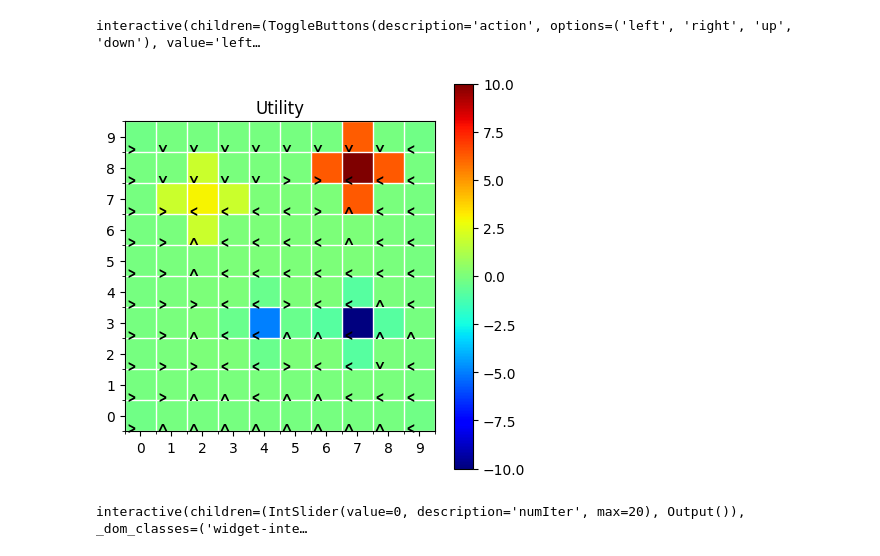
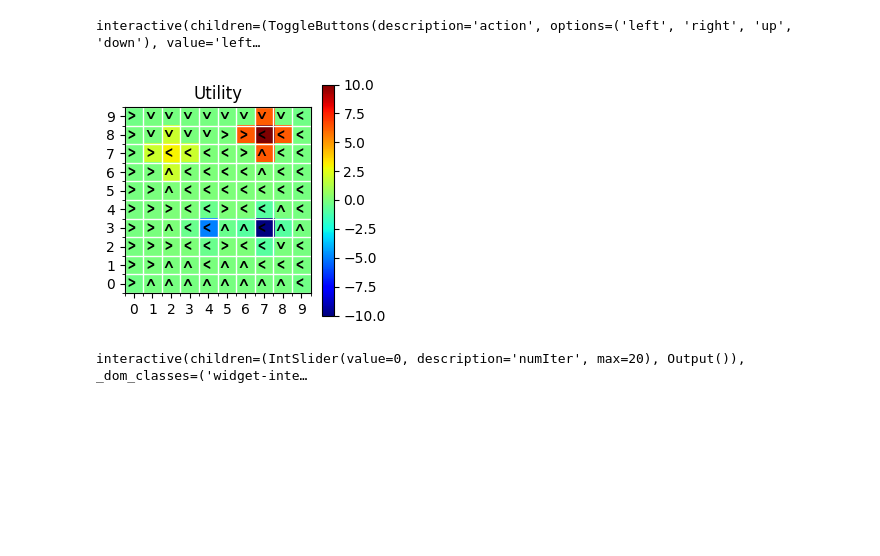
Before and after one commit to IT21388934/DL_LAB08, a Jupyter notebook: Markov_Decision_Process.ipynb, the cells around one changed output. Drawn from its saved outputs; the diff is of its cells as text; code cells hidden in the pictures; blank space fills up the shorter version.

```diff
--- a/Markov_Decision_Process.ipynb
+++ b/Markov_Decision_Process.ipynb
@@ -135,7 +135,7 @@ def createGrid10World():
     return {'S':S, 'A':A, 'T':T, 'R':R, 'discount':discount, 'nextStates':nextStates, 'gridPlot':gridPlot, 'xy2s':xy2s, 's2xy':s2xy}
 # %%
 class MDP():
-    def _init_(self):
+    def __init__(self):
         pass
 
     def inbuilt_init(self, mdp_dict):
@@ -148,11 +148,6 @@ class MDP():
         self.gridPlot = mdp_dict['gridPlot']
         self.xy2s = mdp_dict['xy2s']
         self.s2xy = mdp_dict['s2xy']
-
-        # Add terminal states
-        if 'terminal_states' in mdp_dict:
-            self.terminal_states = mdp_dict['terminal_states']  # List of terminal states
-        else:
 # %%
 #Define the MDP
 mdp = MDP()
@@ -260,43 +243,40 @@ interactive_plot
 # %% [output]
 interactive(children=(ToggleButtons(description='action', options=('left', 'right', 'up', 'down'), value='left…
 # %%
-# Value iteration
+#Value iteration
 def valueIteration(mdp, numIterations=1):
-    U = np.zeros(len(mdp.S))  # Initialize utility values
-    U_old = copy.copy(U)  # Keep a copy of the old utility values
+    U = np.zeros(len(mdp.S))
+    U_old = copy.copy(U)
     for t in range(numIterations):
         for s0 in range(len(mdp.S)):
-            U[s0] = max([mdp.R[s0, a] + mdp.discount * np.sum(mdp.T[s0, a, :] * U_old[:]) for a in np.arange(len(mdp.A))])
+            U[s0] = max([mdp.R[s0,a] + mdp.discount*np.sum(mdp.T[s0,a,:]*U_old[:]) for a in np.arange(len(mdp.A))])
         U_old = copy.copy(U)
     return U
 
-# Policy extraction
-def policyExtraction(mdp, U):
+def policyExtration(mdp, U):
     policy = np.zeros(len(mdp.S))
     for s0 in range(len(mdp.S)):
-        policy[s0] = np.argmax([mdp.R[s0, a] + mdp.discount * np.sum(mdp.T[s0, a, :] * U[:]) for a in np.arange(len(mdp.A))])
+        policy[s0] = np.argmax([mdp.R[s0,a] + mdp.discount*np.sum(mdp.T[s0,a,:]*U[:]) for a in np.arange(len(mdp.A))])
     return policy
 
-# Perform value iteration and extract the policy
 U = valueIteration(mdp, numIterations=2)
-policy = policyExtraction(mdp, U=U)
-
-# Plotting the utility and policy
-pl.figure(figsize=(5, 5))  # Increased size for better visibility
-mdp.gridPlot(ax=pl.gca(), im=U.reshape(10, 10), title='Utility', cmap='jet')
-
-# Define the arrow symbols for the policy directions
-policy_markers = ['\u02C2', '\u02C3', '\u02C4', '\u02C5']  # Left, right, up, down arrows
-
-# Add policy arrows to the plot
-for s in range(len(mdp.S)):
+policy = policyExtration(mdp, U=U)
+pl.figure(figsize=(3,3))
+mdp.gridPlot(ax=pl.gca(), im=U.reshape(10,10), title='Utility', cmap='jet')
+for s in range(100):
     x, y = mdp.s2xy(s)
-    m = policy_markers[int(policy[s])]  # Get the correct arrow based on the policy
-    pl.text(x - 0.5, y - 1, m, color='k', size=20)
-
+    if policy[s] == 0:
+        m='\u02C2'
+    elif policy[s] == 1:
+        m='\u02C3'
+    elif policy[s] == 2:
+        m='\u02C4'
+    elif policy[s] == 3:
+        m='\u02C5'
+    pl.text(x-0.5,y-1,m,color='k',size=20)
 pl.show()
 # %% [output]
-[figure, old version]
+[figure, new version]
 # %%
 def f(numIter=1):
     start_time = timeit.default_timer()
```
Also changed, not shown: parts of 18 cells of this notebook.
